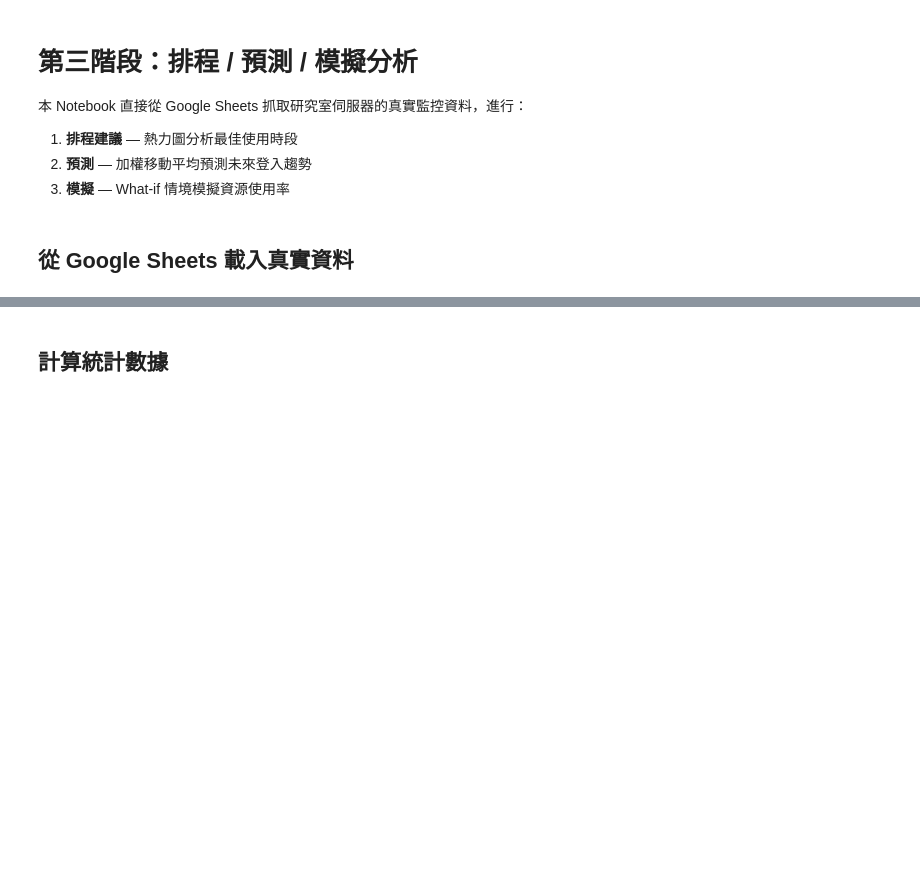
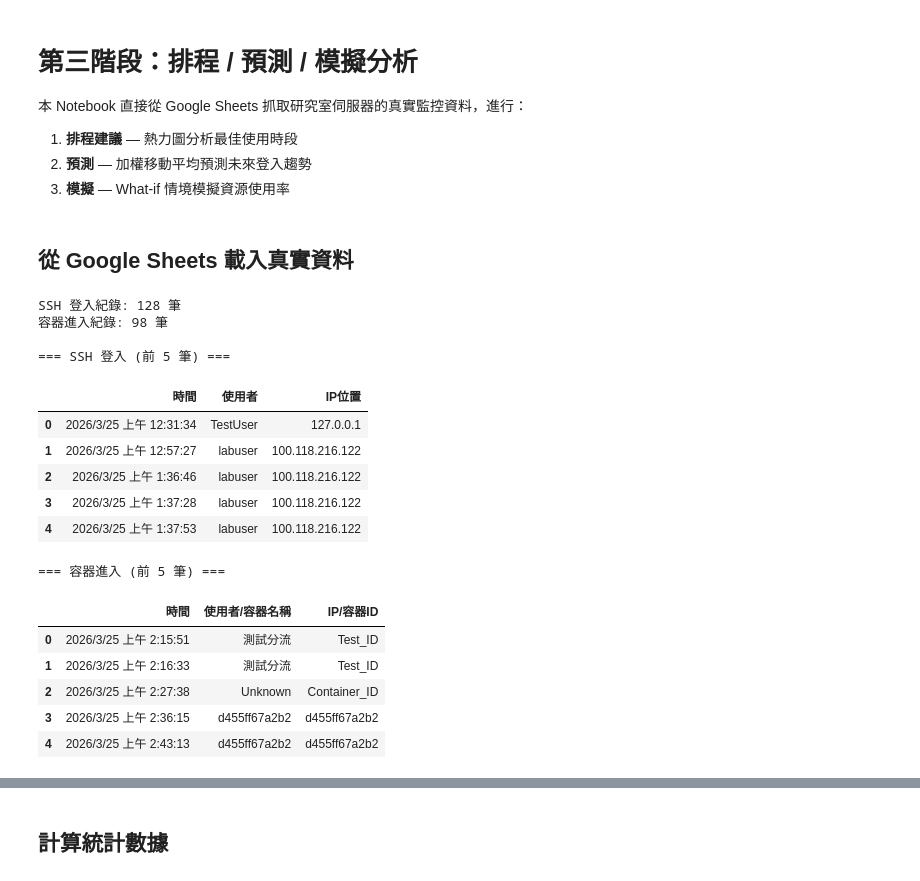
Before and after one commit to Grouper44/ssh_login_dashboard, a Jupyter notebook: phase3_analysis.ipynb, the cells around one changed output, grey strips where cells are left out. Cells and saved outputs as stored; diff of their text form; code cells hidden in the pictures; blank space fills up the shorter version.

Commit message:
fix: URL-encode Chinese sheet names to fix data fetch error
Co-Authored-By: Claude Opus 4.7 <noreply@anthropic.com>

```diff
--- a/phase3_analysis.ipynb
+++ b/phase3_analysis.ipynb
@@ -28,19 +29,37 @@ matplotlib.rcParams['ytick.color'] = '#64748b'
 # %%
 SHEET_ID = '1QMGRYLVxgGKr7JMq6phXEdmllzYyOuVUK4VEY30YLHQ'
 
-url_ssh = f'https://docs.google.com/spreadsheets/d/{SHEET_ID}/gviz/tq?tqx=out:csv&sheet=工作表1'
-url_container = f'https://docs.google.com/spreadsheets/d/{SHEET_ID}/gviz/tq?tqx=out:csv&sheet=容器進入紀錄'
+url_ssh = f'https://docs.google.com/spreadsheets/d/{SHEET_ID}/gviz/tq?tqx=out:csv&sheet={quote("工作表1")}'
+url_container = f'https://docs.google.com/spreadsheets/d/{SHEET_ID}/gviz/tq?tqx=out:csv&sheet={quote("容器進入紀錄")}'
 
 df_ssh = pd.read_csv(url_ssh)
 df_container = pd.read_csv(url_container)
 
 print(f'SSH 登入紀錄: {len(df_ssh)} 筆')
 print(f'容器進入紀錄: {len(df_container)} 筆')
 print()
 print('=== SSH 登入 (前 5 筆) ===')
 display(df_ssh.head())
 print('\n=== 容器進入 (前 5 筆) ===')
 display(df_container.head())
+# %% [output]
+SSH 登入紀錄: 128 筆
+容器進入紀錄: 98 筆
+
+=== SSH 登入 (前 5 筆) ===
+|  | 時間 | 使用者 | IP位置 |
+| 0 | 2026/3/25 上午 12:31:34 | TestUser | 127.0.0.1 |
+| 1 | 2026/3/25 上午 12:57:27 | labuser | 100.118.216.122 |
+| 2 | 2026/3/25 上午 1:36:46 | labuser | 100.118.216.122 |
+| 3 | 2026/3/25 上午 1:37:28 | labuser | 100.118.216.122 |
+| 4 | 2026/3/25 上午 1:37:53 | labuser | 100.118.216.122 |
+=== 容器進入 (前 5 筆) ===
+|  | 時間 | 使用者/容器名稱 | IP/容器ID |
+| 0 | 2026/3/25 上午 2:15:51 | 測試分流 | Test_ID |
+| 1 | 2026/3/25 上午 2:16:33 | 測試分流 | Test_ID |
+| 2 | 2026/3/25 上午 2:27:38 | Unknown | Container_ID |
+| 3 | 2026/3/25 上午 2:36:15 | d455ff67a2b2 | d455ff67a2b2 |
+| 4 | 2026/3/25 上午 2:43:13 | d455ff67a2b2 | d455ff67a2b2 |
 # %%
 # 統一時間欄位解析
 def parse_time(s):
```
Also changed, not shown: parts of 7 cells of this notebook.
